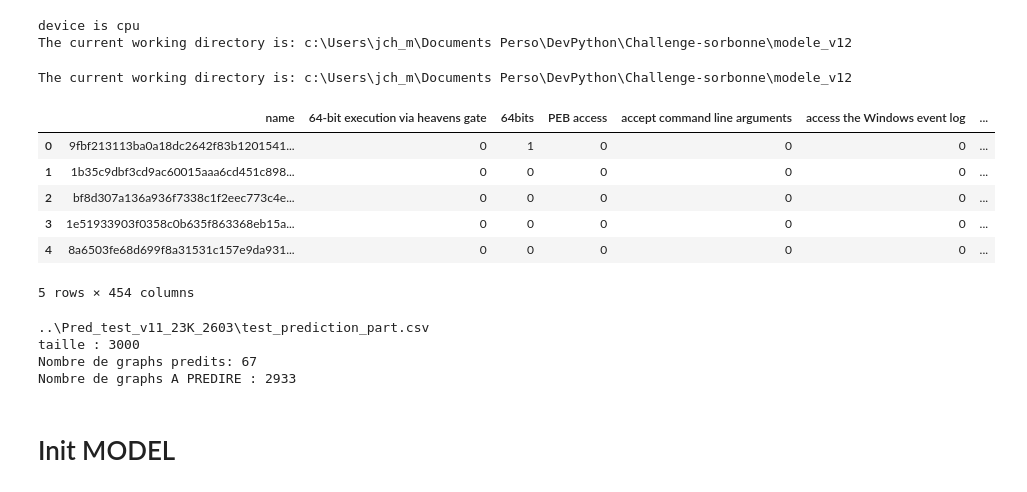
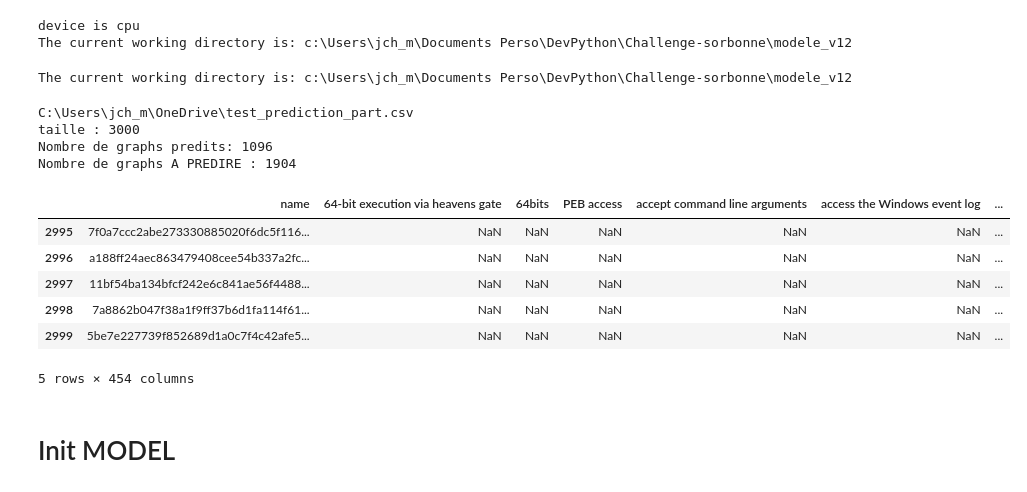
Before and after one commit to JCM-Sid/Challenge-sorbonne, a Jupyter notebook: modele_v12/Model_GAT_classification_PredTest_v12.ipynb, the cells around one changed output. Drawn from its saved outputs; the diff is of its cells as text; code cells hidden in the pictures.

```diff
--- a/modele_v12/Model_GAT_classification_PredTest_v12.ipynb
+++ b/modele_v12/Model_GAT_classification_PredTest_v12.ipynb
@@ -94,7 +94,6 @@ elif current_directory == r"c:\Users\jch_m\DocumentsPerso\Centrale-IAC\Cours\Pyt
     filename_test_results = r"..\Pred_test_v11_23K_2603\test_prediction.csv"
     filename_test_res_partiels = r'..\Pred_test_v11_23K_2603\test_prediction_part.csv'
 
-
 elif current_directory == r"c:\Users\jch_m\Documents Perso\DevPython\Challenge-sorbonne\modele_v12": #PC2
     split_char = '\\'
 
@@ -113,24 +112,14 @@ elif current_directory == r"c:\Users\jch_m\Documents Perso\DevPython\Challenge-s
     test_init_file = r"..\test_set_to_predict.csv"
     filename_test_results = r"..\Pred_test_v11_23K_2603\test_prediction.csv"
     filename_test_res_partiels = r'..\Pred_test_v11_23K_2603\test_prediction_part.csv'
+    filename_test_res_partiels = r'C:\Users\jch_m\OneDrive\test_prediction_part.csv'
 
 else:
     print("**** ERROR: init files names and directories not done - root directory and environment not identified")
 
 random_seed = 42
-# read CSV input and save in df
-#df_meta_train = pd.read_csv(train_meta_data, sep=";")
-#files_meta_list = set(df_meta_train['name'].astype(str))
-#df_meta_train.head()
 # %% [output]
 The current working directory is: c:\Users\jch_m\Documents Perso\DevPython\Challenge-sorbonne\modele_v12
-|  | name | 64-bit execution via heavens gate | 64bits | PEB access | accept command line arguments | access the Windows event log | ... |
-| 0 | 9fbf213113ba0a18dc2642f83b1201541... | 0 | 1 | 0 | 0 | 0 | ... |
-| 1 | 1b35c9dbf3cd9ac60015aaa6cd451c898... | 0 | 0 | 0 | 0 | 0 | ... |
-| 2 | bf8d307a136a936f7338c1f2eec773c4e... | 0 | 0 | 0 | 0 | 0 | ... |
-| 3 | 1e51933903f0358c0b635f863368eb15a... | 0 | 0 | 0 | 0 | 0 | ... |
-| 4 | 8a6503fe68d699f8a31531c157e9da931... | 0 | 0 | 0 | 0 | 0 | ... |
-5 rows × 454 columns
 # %%
 print(filename_test_res_partiels)
 if os.path.exists(filename_test_res_partiels):
@@ -143,10 +132,20 @@ if os.path.exists(filename_test_res_partiels):
 else:
     print("pas predictions partielles trouvées, pas de fichier", filename_test_res_partiels)
 # %% [output]
-..\Pred_test_v11_23K_2603\test_prediction_part.csv
+C:\Users\jch_m\OneDrive\test_prediction_part.csv
 taille : 3000
-Nombre de graphs predits: 67
-Nombre de graphs A PREDIRE : 2933
+Nombre de graphs predits: 1096
+Nombre de graphs A PREDIRE : 1904
+# %%
+df_pred_partiel.tail()
+# %% [output]
+|  | name | 64-bit execution via heavens gate | 64bits | PEB access | accept command line arguments | access the Windows event log | ... |
+| 2995 | 7f0a7ccc2abe273330885020f6dc5f116... | NaN | NaN | NaN | NaN | NaN | ... |
+| 2996 | a188ff24aec863479408cee54b337a2fc... | NaN | NaN | NaN | NaN | NaN | ... |
+| 2997 | 11bf54ba134bfcf242e6c841ae56f4488... | NaN | NaN | NaN | NaN | NaN | ... |
+| 2998 | 7a8862b047f38a1f9ff37b6d1fa114f61... | NaN | NaN | NaN | NaN | NaN | ... |
+| 2999 | 5be7e227739f852689d1a0c7f4c42afe5... | NaN | NaN | NaN | NaN | NaN | ... |
+5 rows × 454 columns
 # %% [markdown]
 # Init MODEL
 # %%
```
Also changed, not shown: 6 other files.
